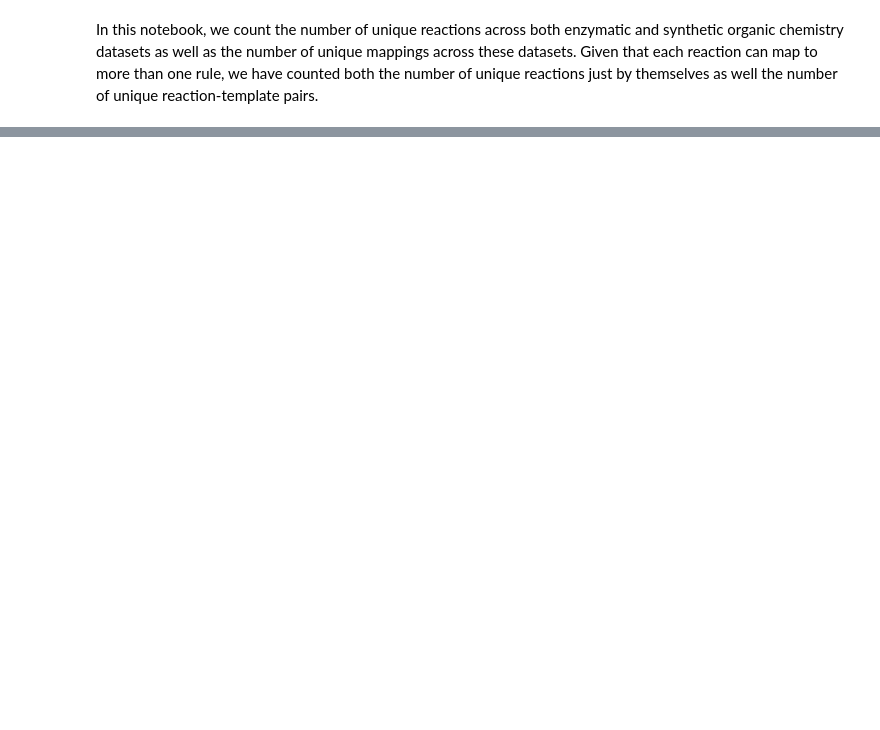
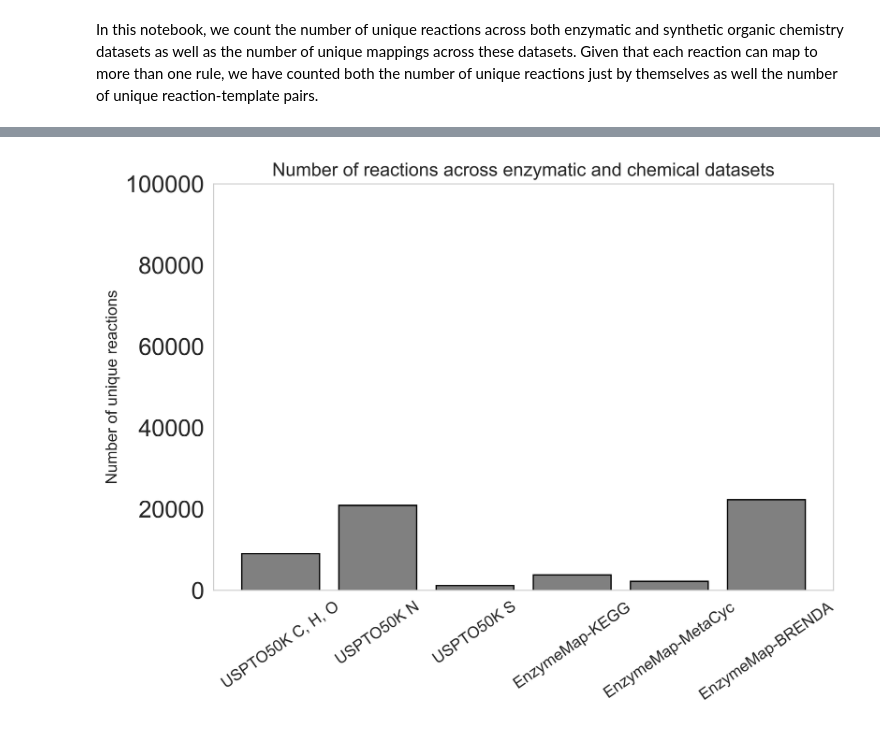
Before and after one commit to yashchainani21/RL_agents_for_retrosynthesis, a Jupyter notebook: notebooks/01_EDA_on_mapped_reactions.ipynb, the cells around one changed output, grey strips where cells are left out. Drawn from its saved outputs; the diff is of its cells as text; code cells hidden in the pictures; blank space fills up the shorter version.

```diff
--- a/notebooks/01_EDA_on_mapped_reactions.ipynb
+++ b/notebooks/01_EDA_on_mapped_reactions.ipynb
@@ -79,0 +110,31 @@ plt.show()
+# %%
+import matplotlib.pyplot as plt
+
+labels = ['USPTO50K C, H, O',
+          'USPTO50K N',
+          'USPTO50K S',
+          'EnzymeMap-KEGG',
+          'EnzymeMap-MetaCyc',
+          'EnzymeMap-BRENDA',]
+
+values = [num_unique_rxns_USPTO50K_CHO,
+          num_unique_rxns_USPTO50K_N,
+          num_unique_rxns_USPTO50K_onlyS,
+          num_unique_rxns_KEGG,
+          num_unique_rxns_MetaCyc,
+          num_unique_rxns_BRENDA]
+
+# Plotting
+plt.figure(figsize=(8, 6))
+plt.bar(labels, values, color='grey', edgecolor = 'k')
+
+# Labels and title
+plt.xticks(rotation = 35, fontsize = 12)
+plt.ylabel('Number of unique reactions', fontsize = 12)
+plt.title('Number of reactions across enzymatic and chemical datasets', fontsize = 14)
+plt.grid(visible = False)
+plt.ylim([0, 100000])
+plt.savefig('../figures/distribution_of_unique_reactions_only.png')
+plt.show()
+# %% [output]
+[figure, added]
```
Also changed, not shown: parts of 8 cells of this notebook.
